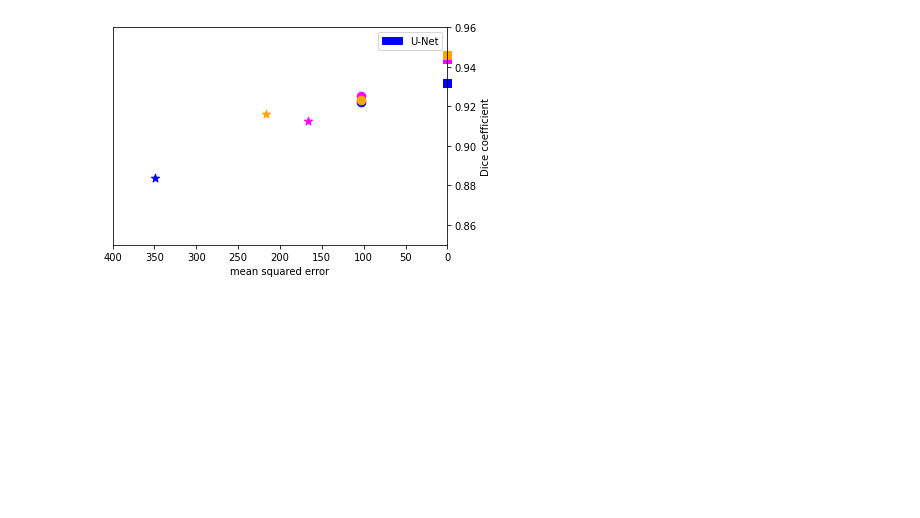
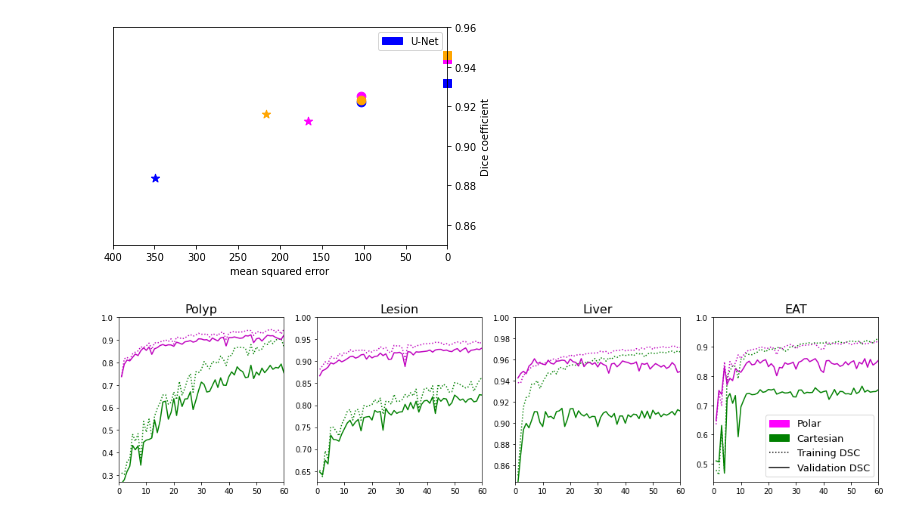
Before and after one commit to marinbenc/medical-polar-training, a Jupyter notebook: viz.ipynb, the cells around one changed output. Cells and saved outputs as stored; diff of their text form; code cells hidden in the pictures; blank space fills up the shorter version.

Commit message:
Visualize training graphs for all datasets

```diff
--- a/viz.ipynb
+++ b/viz.ipynb
@@ -281,0 +305,37 @@ plt.show()
+# %%
+import pandas as pd
+import matplotlib.pyplot as plt
+import matplotlib.patches as mpatches
+import matplotlib.lines as mlines
+
+fix, axes = plt.subplots(1, len(runs), figsize=(18,4))
+axes = axes.flatten()
+titles = ['Polyp', 'Lesion', 'Liver', 'EAT']
+
+for i in range(len(runs)):
+    run = runs[i]
+    run_polar = runs_polar[i]
+    ax = axes[i]
+
+    ax.set_title(titles[i], fontsize=16)
+    files = [run['train'], run['valid'], run_polar['train'], run_polar['valid']]
+    args = ['g:', 'g', 'm:', 'm']
+
+    for (file, arg, title) in zip(files, args, titles):
+        data = pd.read_csv(file)
+        ax.plot(data['Step'], data['Value'], arg)
+        ax.set_xlim(0, 60)
+        ax.set_ylim(top=1)
+
+
+cart_patch = mpatches.Patch(color='green', label='Cartesian')
+polar_patch = mpatches.Patch(color='magenta', label='Polar')
+
+
+train_line = mlines.Line2D([], [], linestyle=':', c='black', label='Training DSC')
+valid_line = mlines.Line2D([], [], c='black', label='Validation DSC')
+
+plt.legend(handles=[polar_patch, cart_patch, train_line, valid_line], prop={'size': 13})
+plt.savefig('plots/training-graphs.png', bbox_inches='tight')
+# %% [output]
+[figure, added]
```
Also changed, not shown: parts of 1 cell of this notebook, 17 other files.
